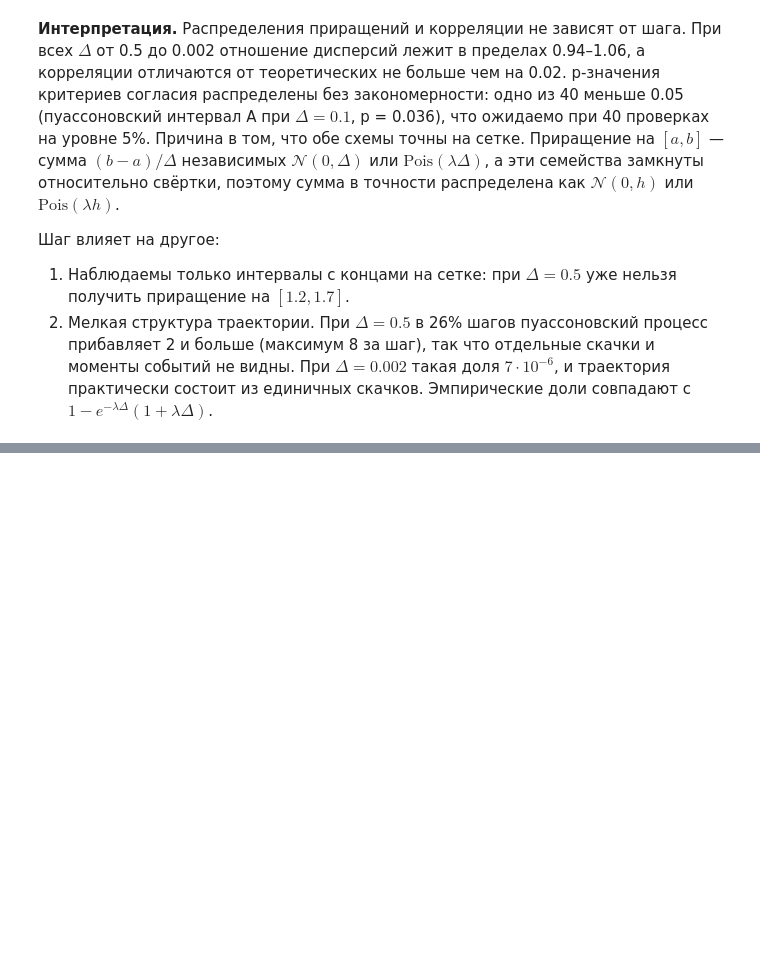
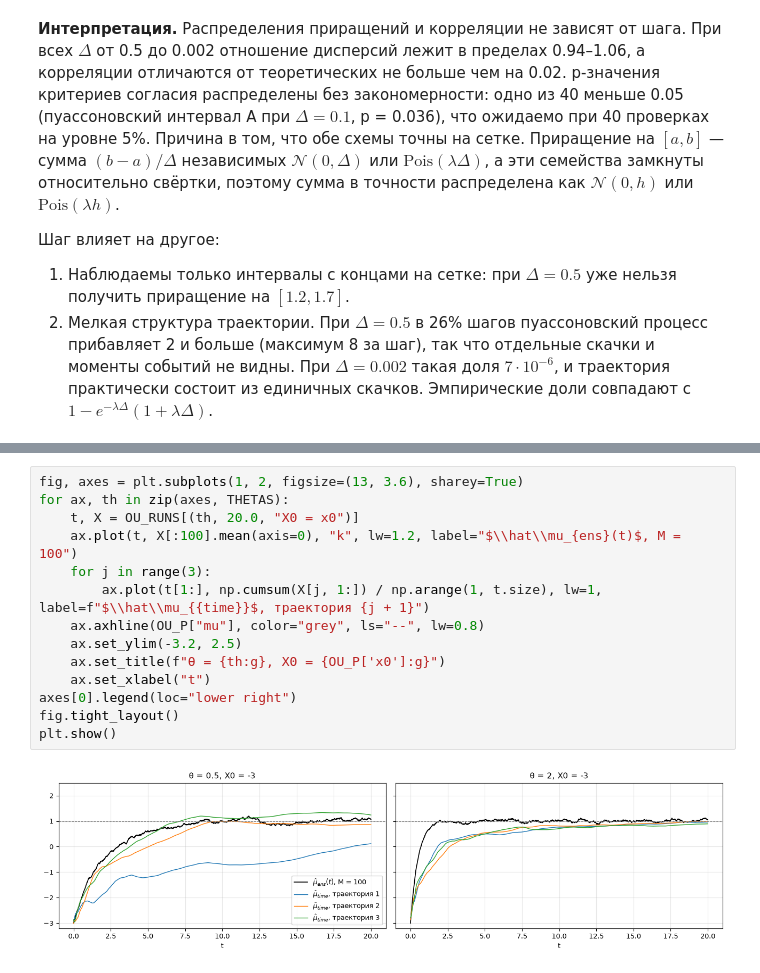
Before and after one commit to paulhowever/vr, a Jupyter notebook: lab1.ipynb, the cells around one changed output, grey strips where cells are left out. Cells and saved outputs as stored; diff of their text form; blank space fills up the shorter version.

```diff
--- a/lab1.ipynb
+++ b/lab1.ipynb
@@ -694,0 +804,16 @@ pd.DataFrame(rows_j).set_index("Δ")
+# %%
+fig, axes = plt.subplots(1, 2, figsize=(13, 3.6), sharey=True)
+for ax, th in zip(axes, THETAS):
+    t, X = OU_RUNS[(th, 20.0, "X0 = x0")]
+    ax.plot(t, X[:100].mean(axis=0), "k", lw=1.2, label="$\\hat\\mu_{ens}(t)$, M = 100")
+    for j in range(3):
+        ax.plot(t[1:], np.cumsum(X[j, 1:]) / np.arange(1, t.size), lw=1, label=f"$\\hat\\mu_{{time}}$, траектория {j + 1}")
+    ax.axhline(OU_P["mu"], color="grey", ls="--", lw=0.8)
+    ax.set_ylim(-3.2, 2.5)
+    ax.set_title(f"θ = {th:g}, X0 = {OU_P['x0']:g}")
+    ax.set_xlabel("t")
+axes[0].legend(loc="lower right")
+fig.tight_layout()
+plt.show()
+# %% [output]
+[figure, added]
```
Also changed, not shown: parts of 11 cells of this notebook.
